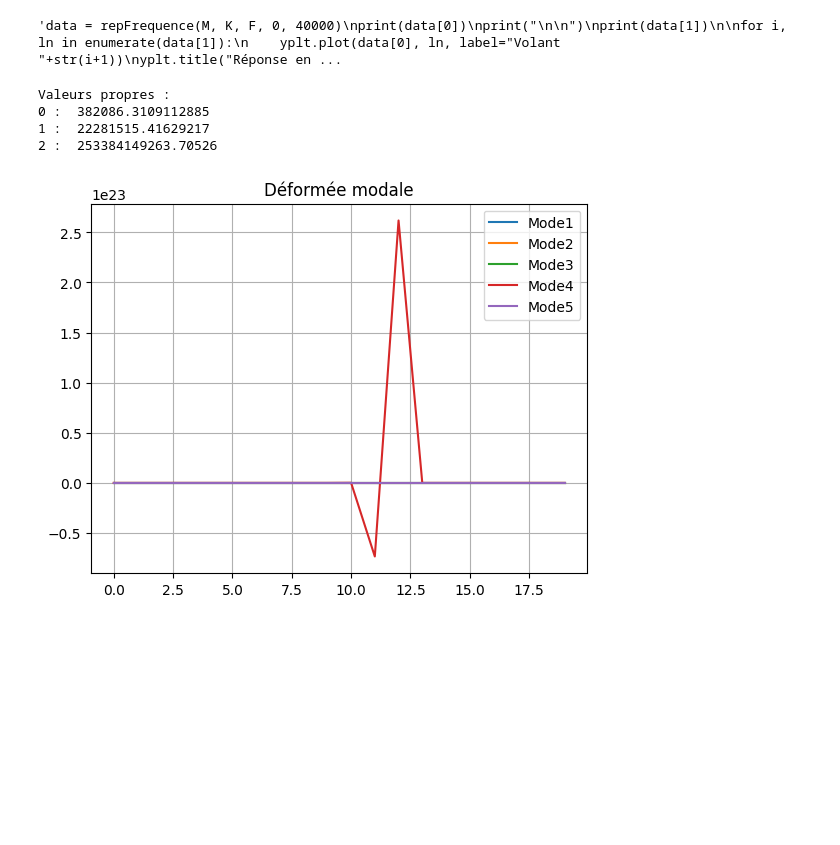
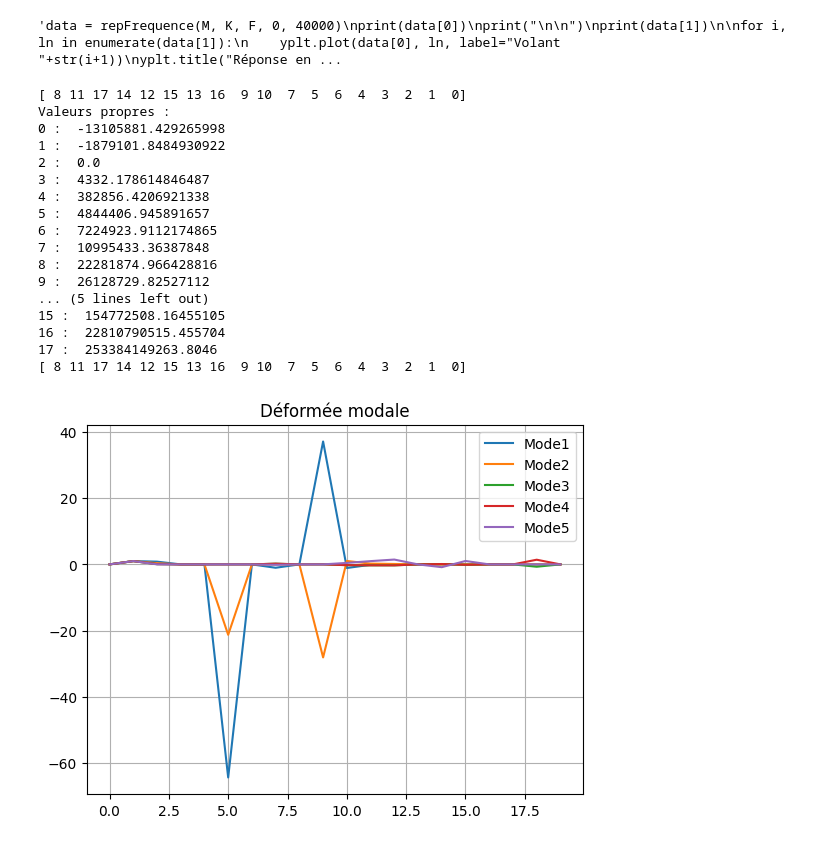
Before and after one commit to Clotilde636/Projet_CSV, a Jupyter notebook: Projet.ipynb, the cells around one changed output. Cells and saved outputs as stored; diff of their text form; code cells hidden in the pictures; blank space fills up the shorter version.

```diff
--- a/Projet.ipynb
+++ b/Projet.ipynb
@@ -49,15 +49,18 @@ def modePropre(M,K):
     #print("lamda :\n", lmd)
 
     valPropre, vecPropre = np.linalg.eig(lmd)
-    #vecPropre = np.transpose(vecPropre)
 
-    # En théorie il faudrait réorganiser les matrices pour reclasser les modes
+    # Obtenir les indices qui trient les valeurs propres par ordre croissant
+    indices_tri = np.argsort(valPropre)
+    print(indices_tri)
 
-    #print("\nValeurs propres :\n", valPropre)
-    #print("\nVecteurs propres :\n", vecPropre)
+    # Trier les valeurs propres
+    valeurs_propres_triees = valPropre[indices_tri]
 
-    # En théorie il faudrait réorganiser les matrices pour reclasser les modes
-    return(valPropre, vecPropre)
+    # Trier les vecteurs propres en fonction des indices triés
+    vecteurs_propres_triees = vecPropre[:, indices_tri]
+
+    return(valeurs_propres_triees, vecteurs_propres_triees)
 # %%
 # Tracage des déformations modales :
 
@@ -165,14 +168,27 @@ J=readCsv(adress_J)
 # %%
 A = modePropre(J,K)
 
 print("Valeurs propres :")
-for i in range(0, 3):
+for i in range(0, 18):
     print(i, ": ", A[0][i])
 
 DeformeeModale(J, K, Nddl, ls)
 # %% [output]
+[ 8 11 17 14 12 15 13 16  9 10  7  5  6  4  3  2  1  0]
 Valeurs propres :
-0 :  382086.3109112885
-1 :  22281515.41629217
-2 :  253384149263.70526
+0 :  -13105881.429265998
+1 :  -1879101.8484930922
+2 :  0.0
+3 :  4332.178614846487
+4 :  382856.4206921338
+5 :  4844406.945891657
+6 :  7224923.9112174865
+7 :  10995433.36387848
+8 :  22281874.966428816
+9 :  26128729.82527112
+... (5 lines left out)
+15 :  154772508.16455105
+16 :  22810790515.455704
+17 :  253384149263.8046
+[ 8 11 17 14 12 15 13 16  9 10  7  5  6  4  3  2  1  0]
-[figure, old version]
+[figure, new version]
```
Also changed, not shown: 1 other file.
